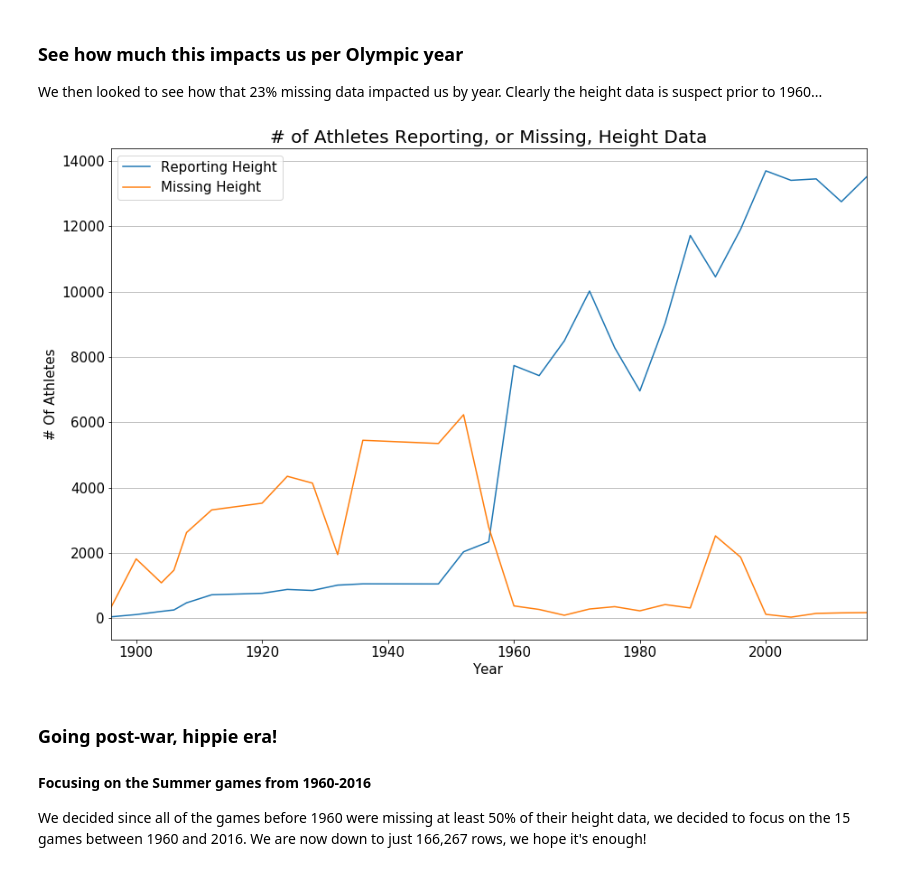
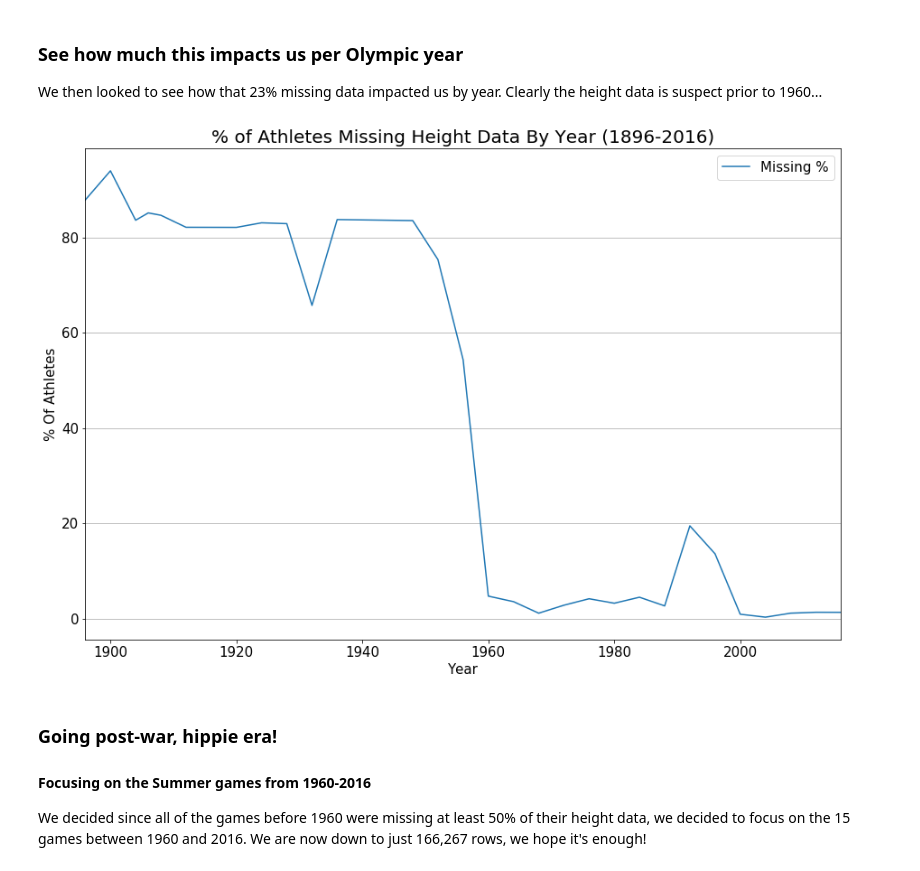
Before and after one commit to dowripple/ProjectOneRepo_JeremyKasieMichael, a Jupyter notebook: notebooks/OlympicData_Clean.ipynb, the cells around one changed output. Drawn from its saved outputs; the diff is of its cells as text; code cells hidden in the pictures.

```diff
--- a/notebooks/OlympicData_Clean.ipynb
+++ b/notebooks/OlympicData_Clean.ipynb
@@ -244,37 +253,37 @@ year_count = pd.DataFrame(summer_df.groupby('Year')['ID'].count().reset_index())
 # a more meaningful name for the total row count by year
 year_count = year_count.rename(columns={"ID":"Row Count"})
 
 # merge into new df
 year_all = year_count.merge(year_missing,on='Year',how='inner')
 
 # new field for not-missing height (row count - missing height)
 year_all['Reporting Height'] = year_all['Row Count'] - year_all['Missing Height']
 
 # add a new column to show missing count
 year_all['Missing %'] = (100*(year_all['Missing Height'] / year_all['Row Count'])).round(2)
 
 # check out new df
 year_all.head()
 
 # plot on a chart
 complete_chart = year_all.plot(
     x='Year',
-    y=['Reporting Height','Missing Height'],
+    y=['Missing %'],
     figsize=(15,10),
     fontsize = 15,
 #     ylim = (64,67),
     xlim = (1896, 2016)
 )
 
 complete_chart.set_xlabel("Year", fontsize=15)
-complete_chart.set_ylabel('# Of Athletes', fontsize=15)
+complete_chart.set_ylabel('% Of Athletes', fontsize=15)
 complete_chart.yaxis.grid(True)
 complete_chart.legend(loc='best',fontsize=15)
-complete_chart.set_title('# of Athletes Reporting, or Missing, Height Data', fontdict={'fontsize': 20, 'fontweight': 'medium'})
+complete_chart.set_title('% of Athletes Missing Height Data By Year (1896-2016)', fontdict={'fontsize': 20, 'fontweight': 'medium'})
 
 complete_chart.get_figure().savefig('..\images\height_data_completeness.png')
 # %% [output]
-[figure, old version]
+[figure, new version]
 # %% [markdown]
 ### Going post-war, hippie era!
 #### Focusing on the Summer games from 1960-2016
```
Also changed, not shown: parts of 2 cells of this notebook, 7 other files.
